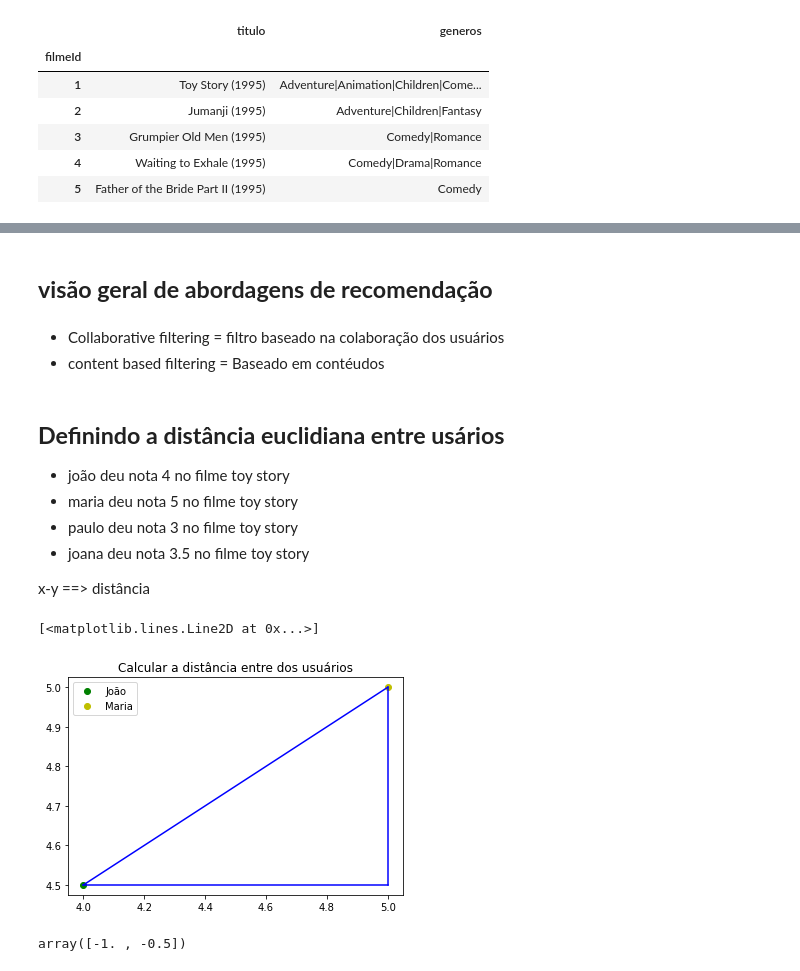
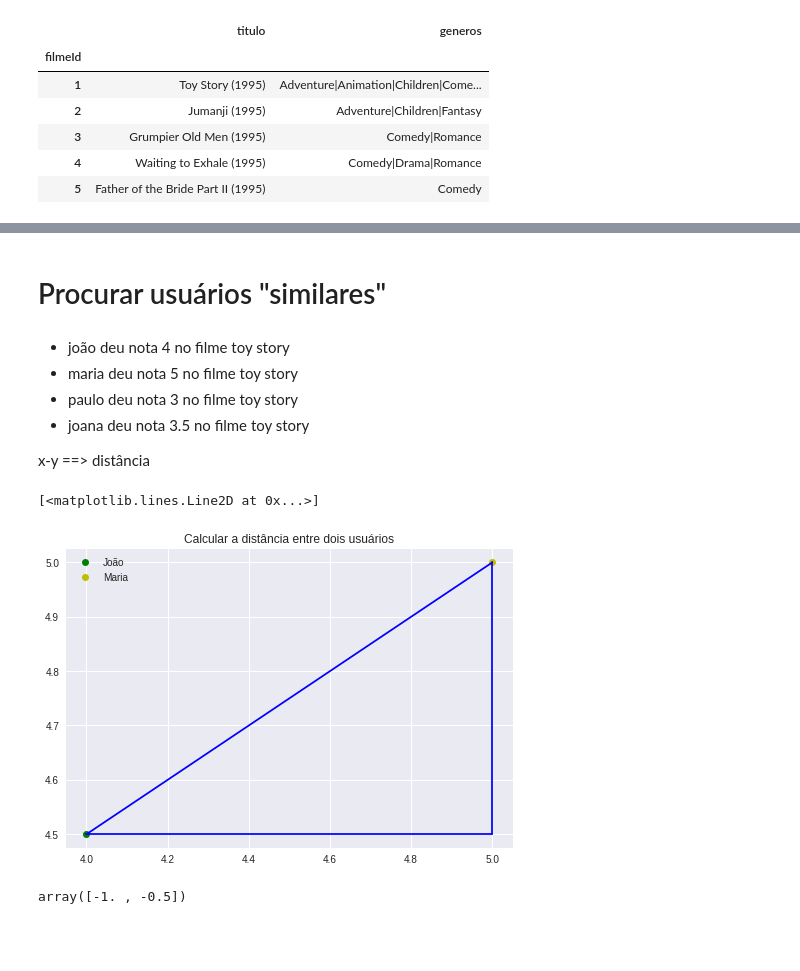
Before and after one commit to MichaelHenriqueJacinto/Machine-Learning-Intro-a-sistemas-de-recomendacao-em-Python, a Jupyter notebook: main.ipynb, the cells around one changed output, grey strips where cells are left out. Cells and saved outputs as stored; diff of their text form; code cells hidden in the pictures; blank space fills up the shorter version.

```diff
--- a/main.ipynb
+++ b/main.ipynb
@@ -247,5 +180,0 @@ aventura_infantil_e_fantasia.drop(eu_assisti, errors='ignore').sort_values("nota
-# %% [markdown]
-## **visão geral de abordagens de recomendação**
-# %% [markdown]
-* Collaborative filtering = filtro baseado na colaboração dos usuários
-* content based filtering = Baseado em contéudos
@@ -252,6 +183,6 @@ aventura_infantil_e_fantasia.drop(eu_assisti, errors='ignore').sort_values("nota
+# %% [markdown]
+# Procurar usuários "similares"
 # %% [markdown]
-## **Definindo a distância euclidiana entre usários**
-
 - joão deu nota 4 no filme toy story
 - maria deu nota 5 no filme toy story
 - paulo deu nota 3 no filme toy story
@@ -259,21 +190,18 @@ aventura_infantil_e_fantasia.drop(eu_assisti, errors='ignore').sort_values("nota
 
 x-y ==> distância
 # %%
-# joao = [4, 4.5]
-# maria = [5, 5]
+import matplotlib.pyplot as plt
+plt.plot(4, 4.5, "go")
+plt.plot(5, 5, "yo")
+plt.legend(["João", "Maria"])
+plt.title("Calcular a distância entre dois usuários")
 
-import matplotlib.pyplot as plt
-plt.plot(4, 4.5, 'go')
-plt.plot(5, 5, 'yo')
-plt.legend(["João", "Maria" ])
-plt.title("Calcular a distância entre dos usuários")
-
-plt.plot([4, 5], [4.5, 4.5], color = "b", linestyle = "-") # linestyle = linha
-plt.plot([4, 5], [4.5, 5], color = "b", linestyle = "-")
-plt.plot([5, 5], [4.5, 5], color = "b", linestyle = "-")
+plt.plot([4, 5], [4.5, 4.5], color="b", linestyle="-")
+plt.plot([4, 5], [4.5, 5], color="b", linestyle="-")
+plt.plot([5, 5], [4.5, 5], color="b", linestyle="-")
 # %% [output]
 [<matplotlib.lines.Line2D at 0x...>]
-[figure, old version]
+[figure, new version]
 # %%
 import numpy as np
 
```
Also changed, not shown: parts of 77 cells of this notebook.
